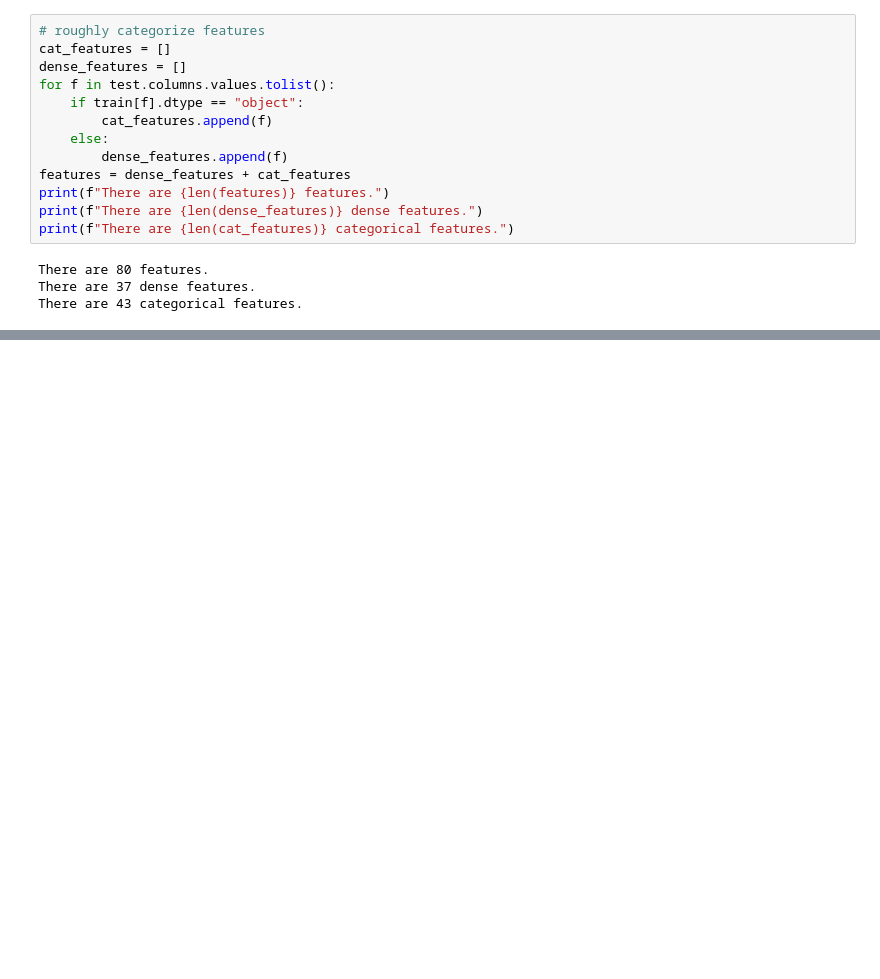
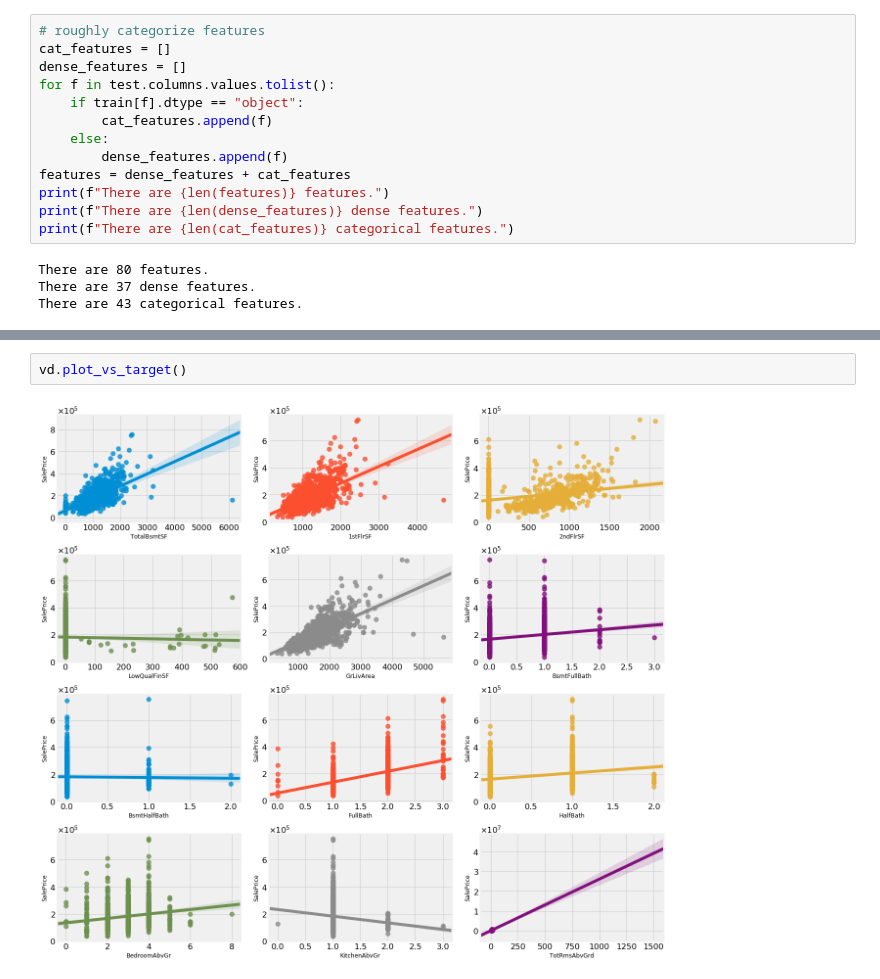
Before and after one commit to katsu1110/DataScienceComp, a Jupyter notebook: EDA_houseprice.ipynb, the cells around one changed output, grey strips where cells are left out. Drawn from its saved outputs; the diff is of its cells as text; blank space fills up the shorter version.

```diff
--- a/EDA_houseprice.ipynb
+++ b/EDA_houseprice.ipynb
@@ -190,3 +200,7 @@ vd.plot_bars()
+# %%
+vd.plot_vs_target()
+# %% [output]
+[figure, added]
 # %%
 # EDA for dense features
 vd = DenseVisualizer(train=train, test=test, features=dense_features[24:37], target=target)
```
Also changed, not shown: parts of 26 cells of this notebook, 2 other files.
